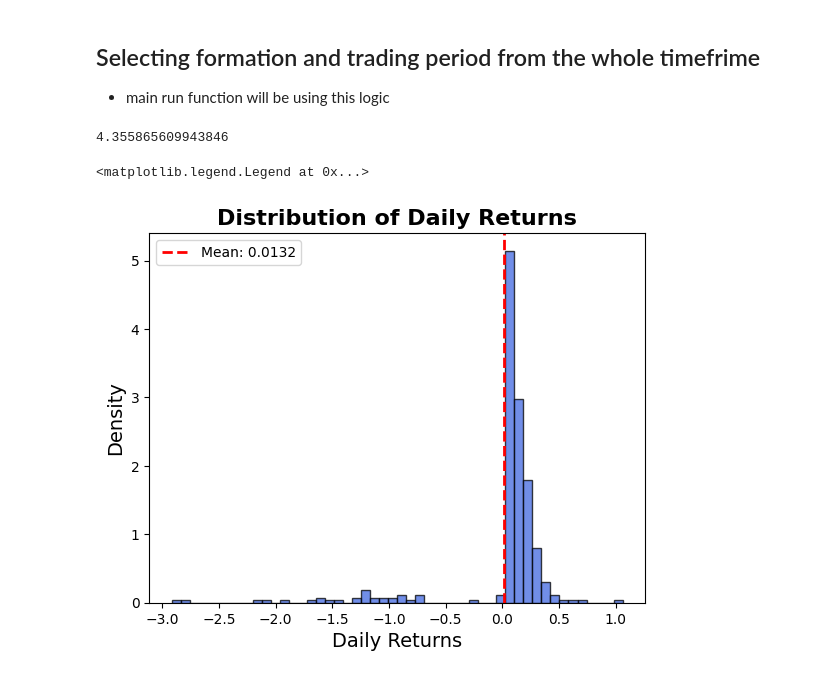
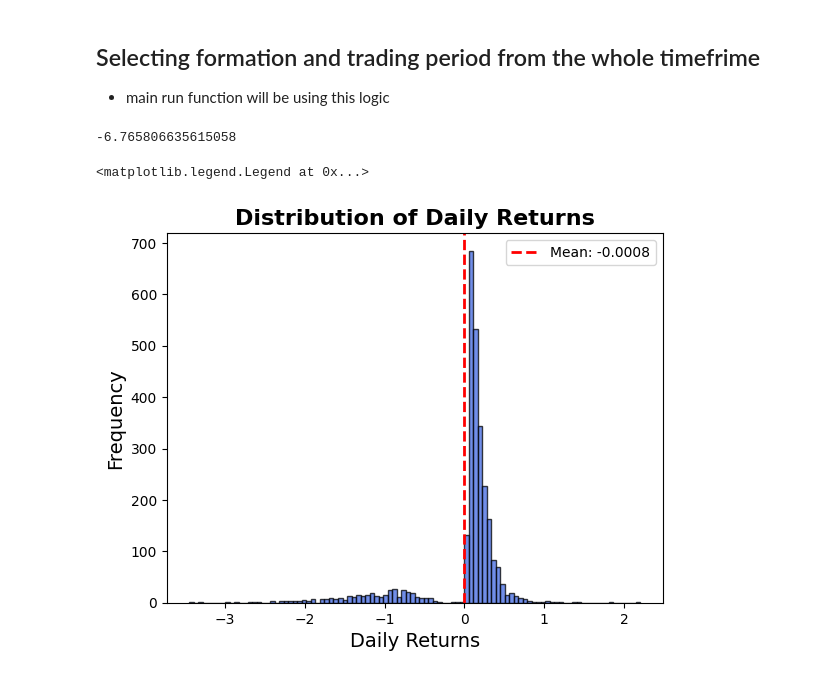
Before and after one commit to J4KU81409/master_thesis, a Jupyter notebook: run_cointegration_hossein.ipynb, the cells around one changed output. Cells and saved outputs as stored; diff of their text form; code cells hidden in the pictures.

```diff
--- a/run_cointegration_hossein.ipynb
+++ b/run_cointegration_hossein.ipynb
@@ -314,19 +314,21 @@ backtest_result = run_strategy_hossein(stocks)
 # %%
-#backtest_result.to_csv("C:/Users/adamt/OneDrive - Wirtschaftsuniversität Wien - IT-SERVICES/Desktop/masterThesis/test_files/backtestfrom2022_result.csv")
-daily_returns = pd.DataFrame(backtest_result).sum(axis=1)
-daily_returns = daily_returns[daily_returns !=0]
+backtest_result_1990_2025=pd.read_csv("C:/Users/adamt/OneDrive - Wirtschaftsuniversität Wien - IT-SERVICES/Desktop/masterThesis/test_files/backtestfrom1990to2025_result.csv")
+
+# Daily returns of the 6 overlapping portfolios for the selected time frame.
+daily_returns = pd.DataFrame(backtest_result_1990_2025).sum(axis=1)
+daily_returns_hist = daily_returns[daily_returns !=0]
 
 print(sum(daily_returns))
 
-plt.hist(daily_returns, bins=50, color="royalblue", edgecolor="black", alpha=0.75, density=True)
+plt.hist(daily_returns_hist, bins=100, color="royalblue", edgecolor="black", alpha=0.75)
 
 # Labels and title
 plt.xlabel("Daily Returns", fontsize=14)
-plt.ylabel("Density", fontsize=14)
+plt.ylabel("Frequency", fontsize=14)
 plt.title("Distribution of Daily Returns", fontsize=16, fontweight="bold")
 plt.axvline(daily_returns.mean(), color='red', linestyle='dashed', linewidth=2, label=f"Mean: {daily_returns.mean():.4f}")
 plt.legend()
 # %% [output]
-4.355865609943846
+-6.765806635615058
 <matplotlib.legend.Legend at 0x...>
-[figure, old version]
+[figure, new version]
```
Also changed, not shown: parts of 4 cells of this notebook, 3 other files.
